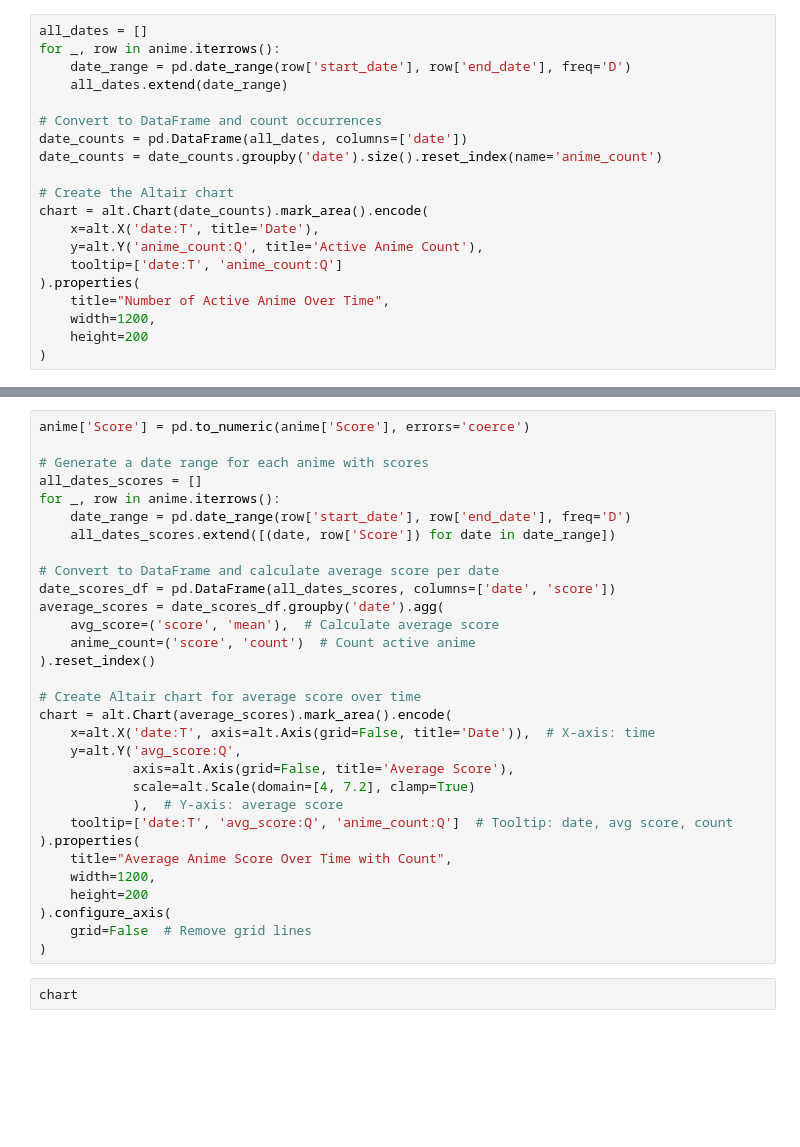
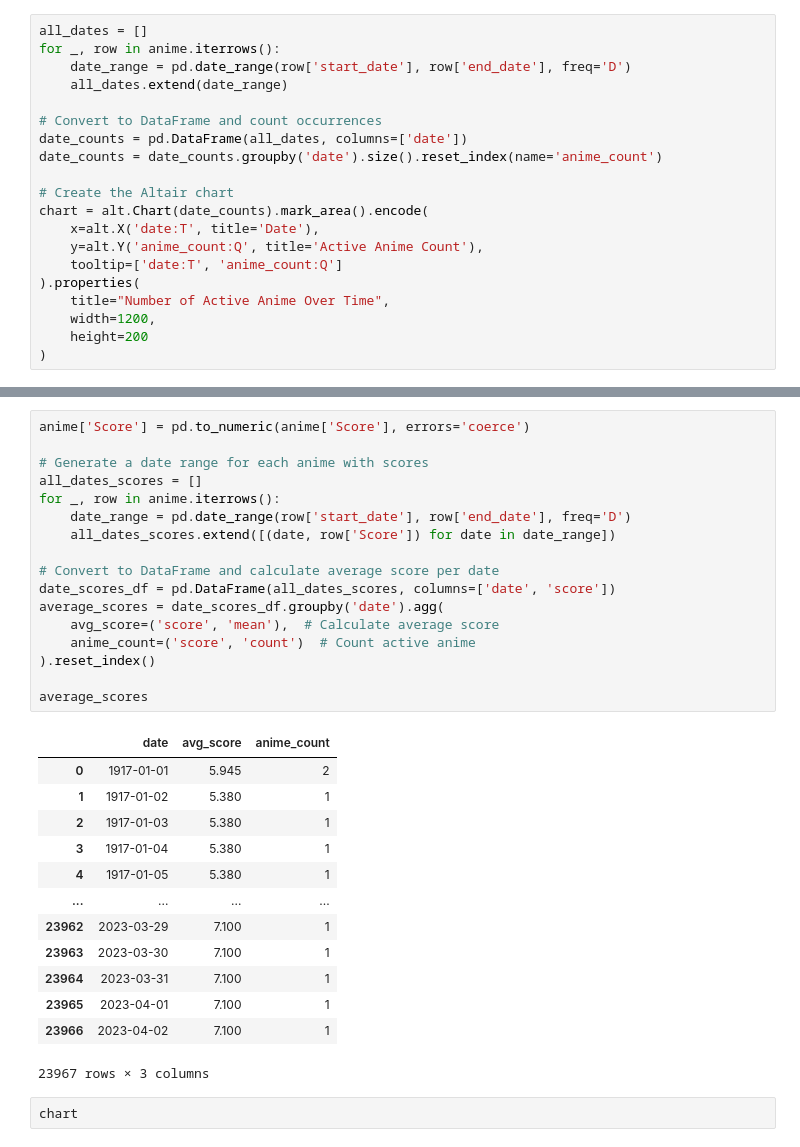
Before and after one commit to haoxiang-xu/data-551-project, a Jupyter notebook: src/demos/time_line.ipynb, the cells around one changed output, grey strips where cells are left out. Cells and saved outputs as stored; diff of their text form; blank space fills up the shorter version.

```diff
--- a/src/demos/time_line.ipynb
+++ b/src/demos/time_line.ipynb
@@ -46,34 +46,34 @@ chart
 # %%
 anime['Score'] = pd.to_numeric(anime['Score'], errors='coerce')
 
 # Generate a date range for each anime with scores
 all_dates_scores = []
 for _, row in anime.iterrows():
     date_range = pd.date_range(row['start_date'], row['end_date'], freq='D')
     all_dates_scores.extend([(date, row['Score']) for date in date_range])
 
 # Convert to DataFrame and calculate average score per date
 date_scores_df = pd.DataFrame(all_dates_scores, columns=['date', 'score'])
 average_scores = date_scores_df.groupby('date').agg(
     avg_score=('score', 'mean'),  # Calculate average score
     anime_count=('score', 'count')  # Count active anime
 ).reset_index()
 
-# Create Altair chart for average score over time
-chart = alt.Chart(average_scores).mark_area().encode(
-    x=alt.X('date:T', axis=alt.Axis(grid=False, title='Date')),  # X-axis: time
-    y=alt.Y('avg_score:Q',
-            axis=alt.Axis(grid=False, title='Average Score'),
-            scale=alt.Scale(domain=[4, 7.2], clamp=True)
-            ),  # Y-axis: average score
-    tooltip=['date:T', 'avg_score:Q', 'anime_count:Q']  # Tooltip: date, avg score, count
-).properties(
-    title="Average Anime Score Over Time with Count",
-    width=1200,
-    height=200
-).configure_axis(
-    grid=False  # Remove grid lines
-)
+average_scores
+# %% [output]
+|  | date | avg_score | anime_count |
+| 0 | 1917-01-01 | 5.945 | 2 |
+| 1 | 1917-01-02 | 5.380 | 1 |
+| 2 | 1917-01-03 | 5.380 | 1 |
+| 3 | 1917-01-04 | 5.380 | 1 |
+| 4 | 1917-01-05 | 5.380 | 1 |
+| ... | ... | ... | ... |
+| 23962 | 2023-03-29 | 7.100 | 1 |
+| 23963 | 2023-03-30 | 7.100 | 1 |
+| 23964 | 2023-03-31 | 7.100 | 1 |
+| 23965 | 2023-04-01 | 7.100 | 1 |
+| 23966 | 2023-04-02 | 7.100 | 1 |
+23967 rows × 3 columns
 # %%
 chart
 # %% [output]
```
Also changed, not shown: 3 other files.
